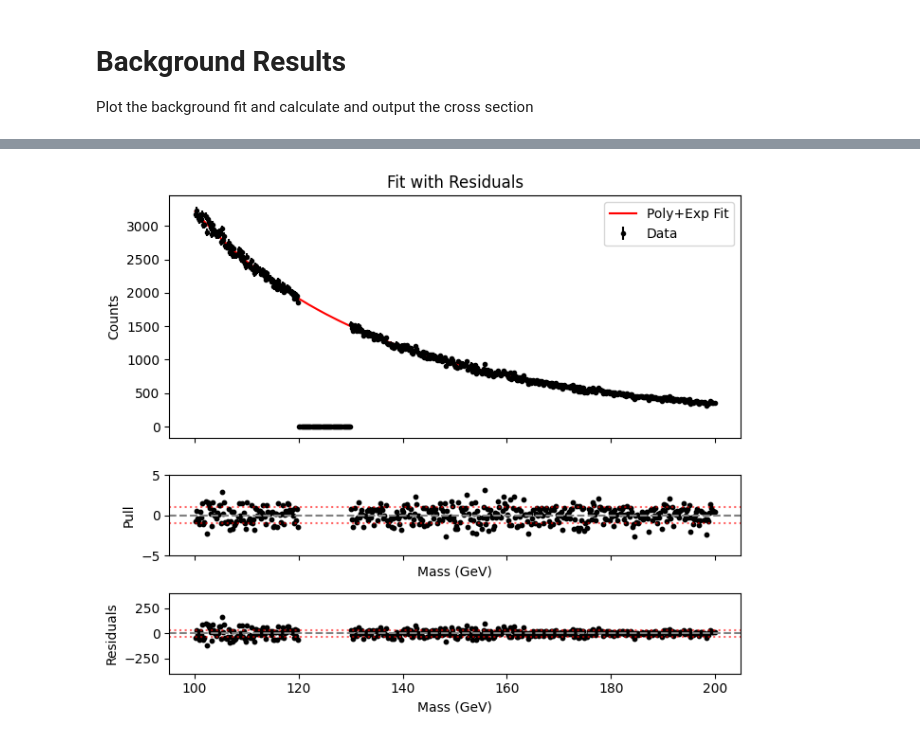
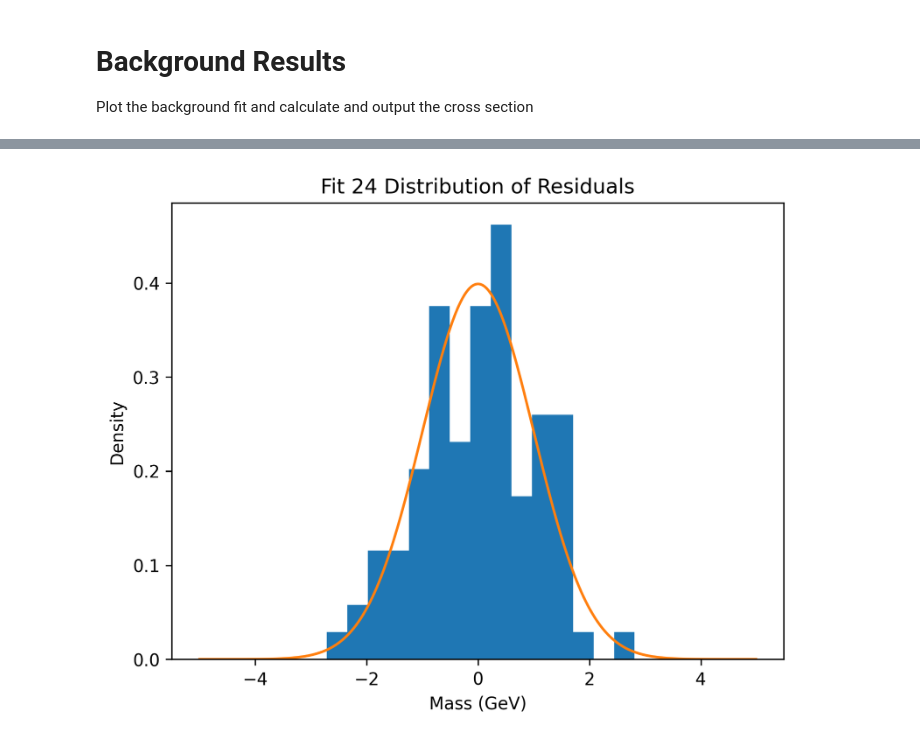
Before and after one commit to Hello-World123456789/Higgs-Experiment, a Jupyter notebook: merge_notebook.ipynb, the cells around one changed output, grey strips where cells are left out. Cells and saved outputs as stored; diff of their text form; code cells hidden in the pictures.

```diff
--- a/merge_notebook.ipynb
+++ b/merge_notebook.ipynb
@@ -466,7 +487,7 @@ def yy_cut(data):
     data['mass'] = (four_momentum[:, 0] + four_momentum[:, 1]).M
 
     #Change mass cut to remove Higgs peak
-    mask_real = (((data['mass'] <= 120) | (data['mass'] >= 130)))
+    mask_real = (((data['mass'] <= 122) | (data['mass'] >= 128)))
     data = data[mask_real]
 
     mask_real = (data['photon_ptcone20'][:, 0] <= 13.35673528) & (data['photon_ptcone20'][:, 1] <= 5.10337893)
@@ -503,7 +524,7 @@ print(len(ak.from_parquet(f"{output_base}/GamGam_1")['mass']))
 
 # Set histogram parameters
 xmin, xmax = 100, 200
-bin_size = 0.2
+bin_size = 1
 num_bins = int((xmax-xmin)*(1/bin_size))
 
 # Extract mass data from GamGam events
@@ -708,74 +891,15 @@ Cross section: 125.638fb
 # %%
-# === Residuals + Pull Plot for poly_exp fit ===
+plt.hist(pulls, bins=15, density=True)
+mean = 0; std = 1; variance = np.square(std)
+x = np.arange(-5,5,.01)
+f = np.exp(-np.square(x-mean)/2*variance)/(np.sqrt(2*np.pi*variance))
 
-import numpy as np
-import matplotlib.pyplot as plt
+plt.title("Fit " + str(fit_number) + " Distribution of Residuals")
+plt.xlabel("Mass (GeV)")
+plt.ylabel("Density")
 
-# Use the poly+exp fit
-fit_result = poly_exp_out
-
-# Data (already binned)
-y_data = data_x
-y_err = data_x_err
-x = bin_centres
-
-# Best-fit model evaluated at bin centres
-y_fit = fit_result.best_fit
-
-# --- Mask out bad bins (zero uncertainty) ---
-mask = y_err > 0
-
-x_masked = x[mask]
-y_data_masked = y_data[mask]
-y_fit_masked = y_fit[mask]
-y_err_masked = y_err[mask]
-
-# --- Residuals (keep full for top plot) ---
-residuals = y_data_masked - y_fit_masked
-
-# --- Pulls (only valid bins) ---
-pulls = (y_data_masked - y_fit_masked) / y_err_masked
-
-# === Plot ===
-fig, (ax1, ax2, ax3) = plt.subplots(
-    3, 1, figsize=(7, 6), sharex=True,
-    gridspec_kw={'height_ratios': [3, 1, 1]}
-)
-
-# --- Top: data + fit (show everything) ---
-ax1.errorbar(x, y_data, yerr=y_err, fmt='.', color='black', label='Data')
-ax1.plot(x, y_fit, color='red', label='Poly+Exp Fit')
-ax1.set_ylabel("Counts")
-ax1.legend()
-ax1.set_title("Fit with Residuals")
-
-# --- Middle: pulls ---
-ax2.axhline(0, color='gray', linestyle='--')
-ax2.axhline(1, color='red', linestyle=':', alpha=0.6)
-ax2.axhline(-1, color='red', linestyle=':', alpha=0.6)
-
-ax2.scatter(x_masked, pulls, color='black', s=10)
-ax2.set_ylabel("Pull")
-ax2.set_xlabel("Mass (GeV)")
-ax2.set_ylim(-5, 5)
-
-# --- Bottom: residuals ---
-ax3.axhline(0, color='gray', linestyle='--')
-ax3.axhline(np.std(residuals), color='red', linestyle=':', alpha=0.6)
-ax3.axhline(-np.std(residuals), color='red', linestyle=':', alpha=0.6)
-
-ax3.scatter(x_masked, residuals, color='black', s=10)
-ax3.set_ylabel("Residuals")
-ax3.set_xlabel("Mass (GeV)")
-ax3.set_ylim(-400, 400)
-
-plt.tight_layout()
+plt.plot(x,f)
+plt.savefig(fit_plot_name + "_residual_distribution")
 plt.show()
-
-# --- Diagnostics (ONLY valid bins) ---
-print("Mean residual:", np.mean(residuals))
-print("Std of residuals:", np.std(residuals))
-print("Mean pull:", np.mean(pulls))
-print("Std of pull:", np.std(pulls))
 # %% [output]
-[figure, old version]
+[figure, new version]
```
Also changed, not shown: parts of 9 cells of this notebook.
